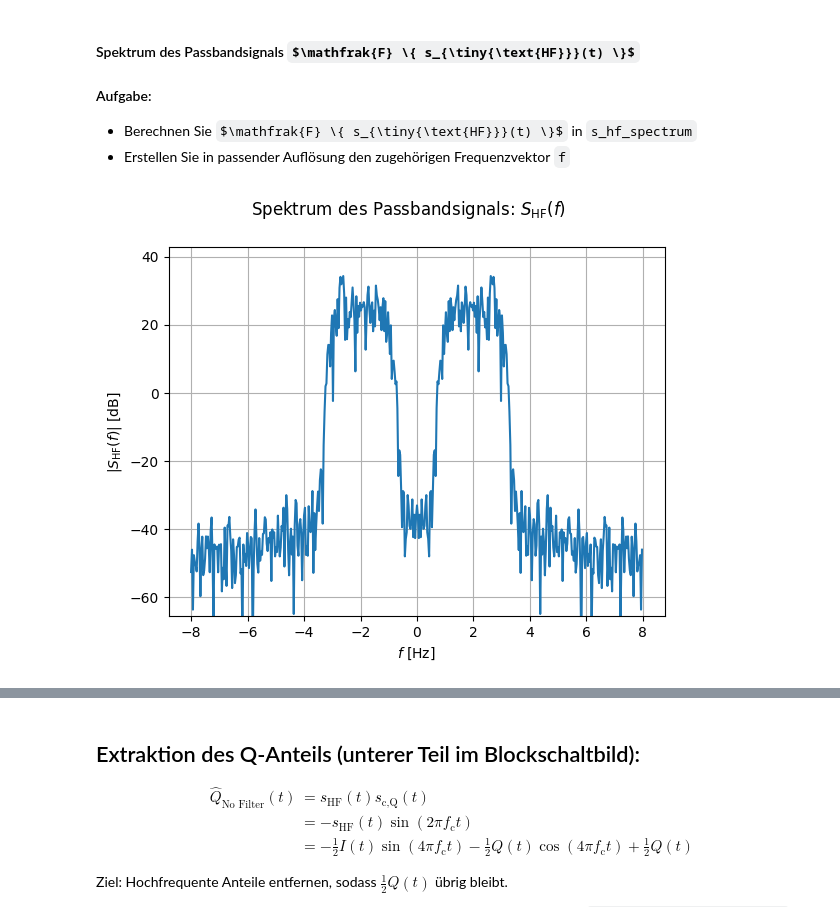
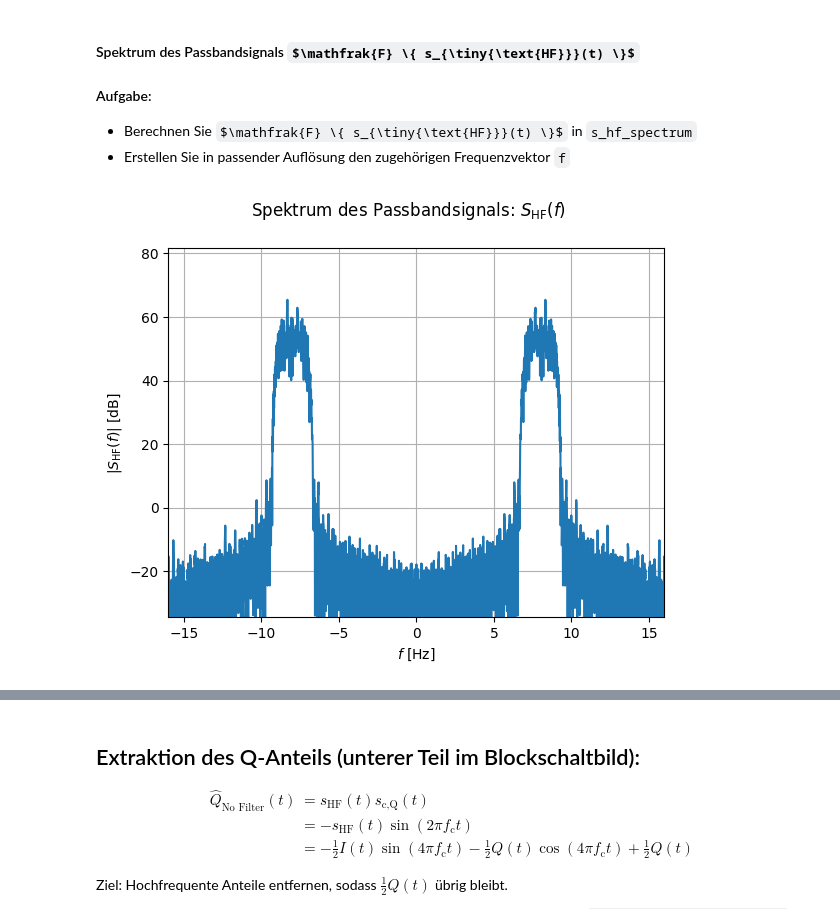
Before and after one commit to sonnylednaw/sdr-module, a Jupyter notebook: 01_iq_modulation/iq-sampling.ipynb, the cells around one changed output, grey strips where cells are left out. Cells and saved outputs as stored; diff of their text form; code cells hidden in the pictures; some formulas as TeX source.

Commit message:
oversampling & doxygen

```diff
--- a/01_iq_modulation/iq-sampling.ipynb
+++ b/01_iq_modulation/iq-sampling.ipynb
@@ -348,3 +347,17 @@ $$
 #### Aufgabe:
 - Generieren Sie zu $f_c = 2$ die Träger $s_{\text{c,I}}(t)$ in `s_c_I` und $s_{\text{c,Q}}(t)$ in `s_c_Q`
 - Erstellen Sie einen passenden Zeitvektor `t`
+# %%
+def oversample_signal(signal, oversampling_factor):
+    return np.repeat(signal, oversampling_factor)
+
+def invert_oversampling(signal, oversampling_factor):
+    return signal[::oversampling_factor]
+
+# Oversample the signals by a factor of 8
+oversampling_factor = 20
+x_i_oversampled = oversample_signal(x_i_shaped, oversampling_factor)
+x_q_oversampled = oversample_signal(x_q_shaped, oversampling_factor)
+
+plt.plot(x_i_oversampled)
+plt.plot(x_q_oversampled)
@@ -351,8 +367,8 @@ $$
 # %%
 # TODO: Nochmal Oversampling einbauen, damit Passband Oversampling explizit dafür gemacht -> Oversampling in abhängigkeit der f_c machen
 
-t = np.arange(x_i_shaped.size) * params.baseband.T_sample
-f_c = 2
+t = np.arange(x_i_oversampled.size) * params.baseband.T_sample/oversampling_factor
+f_c = 8
 
 s_c_I = np.cos(2*np.pi*f_c*t)
 s_c_Q = np.cos(2*np.pi*f_c*t + np.pi/2)
@@ -378,6 +394,6 @@ Wobei:
 - Berechnen Sie $s_{\text{HF}}(t)$ in `s_hf`
 - Erstellen Sie den passenden Zeitvektor `t`
 # %%
-s_hf = x_i_shaped * s_c_I + x_q_shaped * s_c_Q
-t = np.arange(s_hf.size) * params.baseband.T_sample
+s_hf = x_i_oversampled * s_c_I + x_q_oversampled * s_c_Q
+t = np.arange(s_hf.size) * params.baseband.T_sample/oversampling_factor
 # %%
@@ -392,12 +408,12 @@ plot_passband_signals(t, x_i_shaped, s_c_I, x_q_shaped, s_c_Q, s_hf)
 - Erstellen Sie in passender Auflösung den zugehörigen Frequenzvektor `f`
 # %%
 s_hf_spectrum = np.fft.fftshift(np.fft.fft(s_hf))
-f = np.fft.fftshift(np.fft.fftfreq(s_hf.size, params.baseband.T_sample))
+f = np.fft.fftshift(np.fft.fftfreq(s_hf.size, params.baseband.T_sample/oversampling_factor))
 # %%
-plot_passband_spectrum(f, s_hf_spectrum)
+plot_passband_spectrum(f, s_hf_spectrum, f_c)
 # TODO: Es sollen durch Oversampling für das Passband höhere Trägerfrequenzen möglich werden
 # %% [output]
-[figure, old version]
+[figure, new version]
 # %% [markdown]
 ## Empfänger (Direct Downconversion)
 
```
Also changed, not shown: parts of 33 cells of this notebook, 6 other files.
